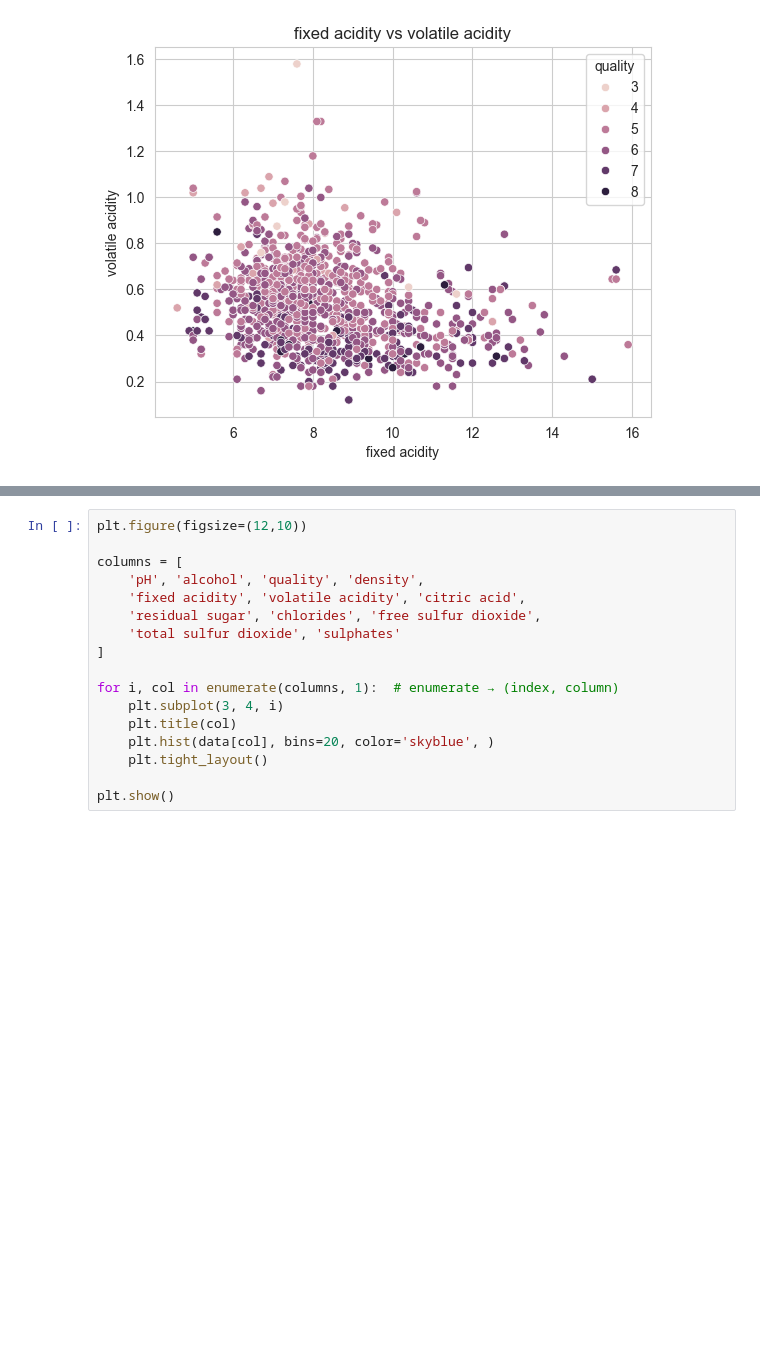
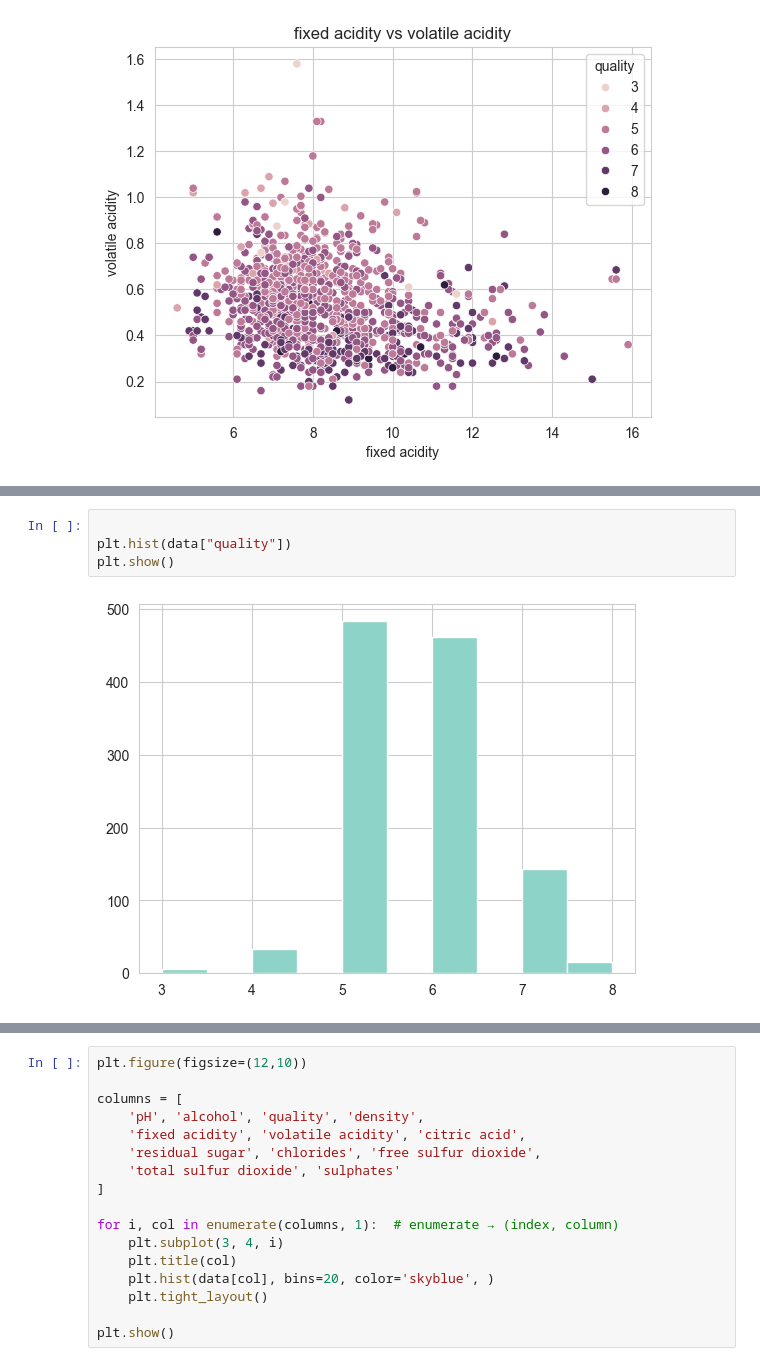
Before and after one commit to ummugul7/veri-bilimi-alistirmalarim, a Jupyter notebook: ornek1.ipynb, the cells around one changed output, grey strips where cells are left out. Drawn from its saved outputs; the diff is of its cells as text; blank space fills up the shorter version.

```diff
--- a/ornek1.ipynb
+++ b/ornek1.ipynb
@@ -75,0 +87,6 @@ plt.show()
+# %%
+
+plt.hist(data["quality"])
+plt.show()
+# %% [output]
+[figure, added]
```
Also changed, not shown: parts of 11 cells of this notebook, 2 other files.
